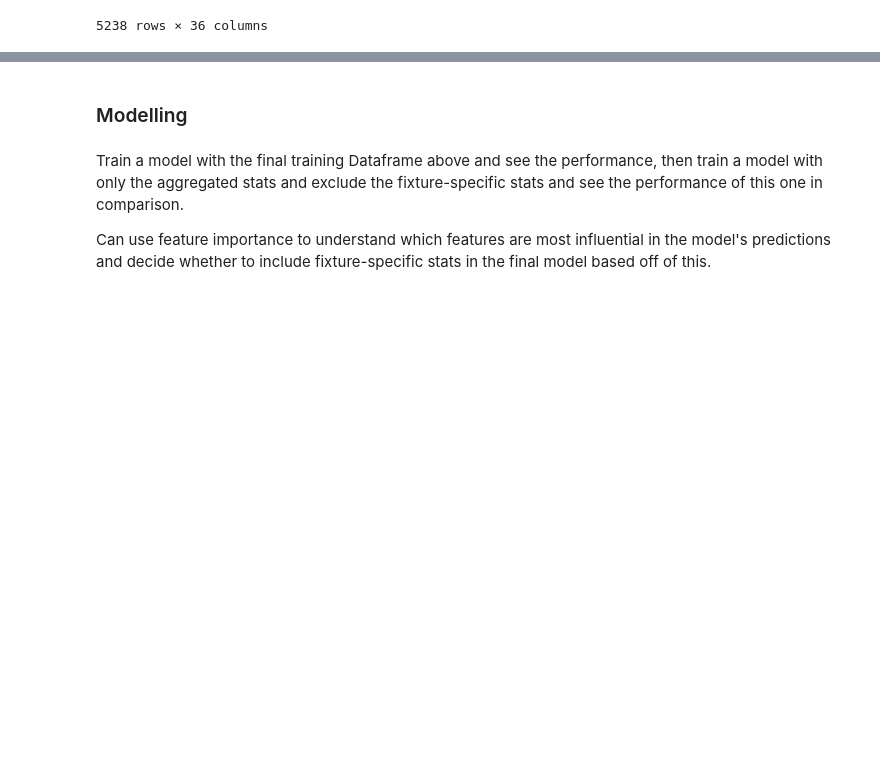
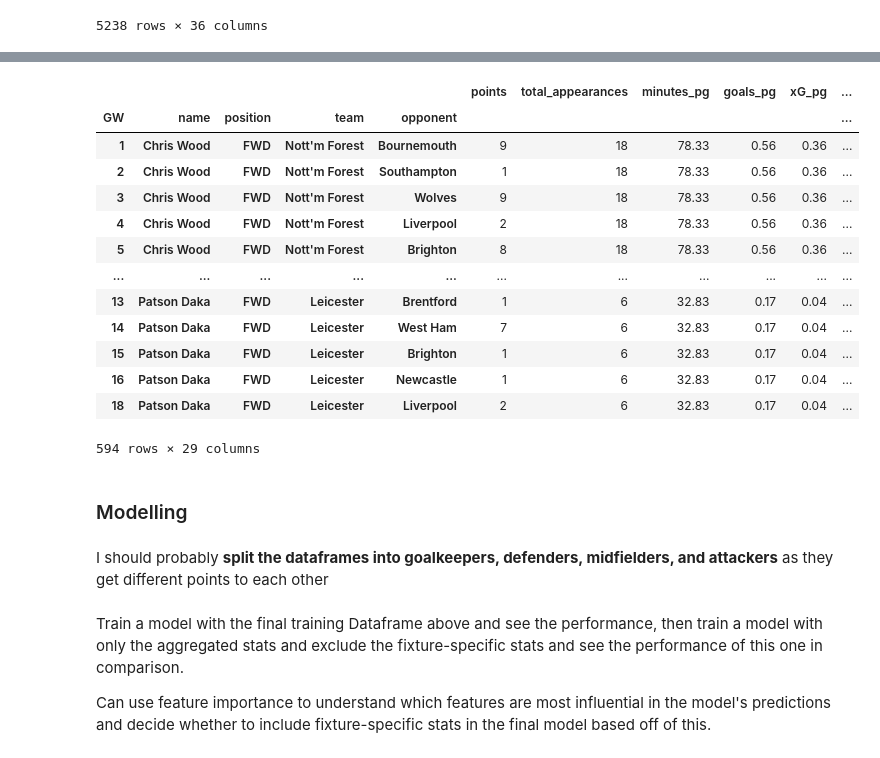
Before and after one commit to mattfurey1/fpl_points_predictor, a Jupyter notebook: project.ipynb, the cells around one changed output, grey strips where cells are left out. Drawn from its saved outputs; the diff is of its cells as text; code cells hidden in the pictures; blank space fills up the shorter version.

```diff
--- a/project.ipynb
+++ b/project.ipynb
@@ -632,5 +658,42 @@ final_model_training_df
+# %%
+#filter for goalkeepers
+df_gk_train = final_model_training_df.loc[(final_model_training_df.index.get_level_values('position') == 'GK')].copy()
+df_gk_test = final_model_testing_df.loc[(final_model_testing_df.index.get_level_values('position') == 'GK')].copy()
+
+df_def_train = final_model_training_df.loc[(final_model_training_df.index.get_level_values('position') == 'DEF')].copy()
+df_def_test = final_model_testing_df.loc[(final_model_testing_df.index.get_level_values('position') == 'DEF')].copy()
+
+
+df_mid_train = final_model_training_df.loc[(final_model_training_df.index.get_level_values('position') == 'MID')].copy()
+df_mid_test = final_model_testing_df.loc[(final_model_testing_df.index.get_level_values('position') == 'MID')].copy()
+
+
+df_fwd_train = final_model_training_df.loc[(final_model_training_df.index.get_level_values('position') == 'FWD')].copy()
+df_fwd_test = final_model_testing_df.loc[(final_model_testing_df.index.get_level_values('position') == 'FWD')].copy()
+# %%
+#df_gk_train
+#df_def_train
+#df_mid_train
+df_fwd_train
+# %% [output]
+|  |  |  |  |  | points | total_appearances | minutes_pg | goals_pg | xG_pg | ... |
+| GW | name | position | team | opponent |  |  |  |  |  | ... |
+| 1 | Chris Wood | FWD | Nott'm Forest | Bournemouth | 9 | 18 | 78.33 | 0.56 | 0.36 | ... |
+| 2 | Chris Wood | FWD | Nott'm Forest | Southampton | 1 | 18 | 78.33 | 0.56 | 0.36 | ... |
+| 3 | Chris Wood | FWD | Nott'm Forest | Wolves | 9 | 18 | 78.33 | 0.56 | 0.36 | ... |
+| 4 | Chris Wood | FWD | Nott'm Forest | Liverpool | 2 | 18 | 78.33 | 0.56 | 0.36 | ... |
+| 5 | Chris Wood | FWD | Nott'm Forest | Brighton | 8 | 18 | 78.33 | 0.56 | 0.36 | ... |
+| ... | ... | ... | ... | ... | ... | ... | ... | ... | ... | ... |
+| 13 | Patson Daka | FWD | Leicester | Brentford | 1 | 6 | 32.83 | 0.17 | 0.04 | ... |
+| 14 | Patson Daka | FWD | Leicester | West Ham | 7 | 6 | 32.83 | 0.17 | 0.04 | ... |
+| 15 | Patson Daka | FWD | Leicester | Brighton | 1 | 6 | 32.83 | 0.17 | 0.04 | ... |
+| 16 | Patson Daka | FWD | Leicester | Newcastle | 1 | 6 | 32.83 | 0.17 | 0.04 | ... |
+| 18 | Patson Daka | FWD | Leicester | Liverpool | 2 | 6 | 32.83 | 0.17 | 0.04 | ... |
+594 rows × 29 columns
 # %% [markdown]
 ### Modelling
+# %% [markdown]
+I should probably **split the dataframes into goalkeepers, defenders, midfielders, and attackers** as they get different points to each other
 # %% [markdown]
 Train a model with the final training Dataframe above and see the performance, then train a model with only the aggregated stats and exclude the fixture-specific stats and see the performance of this one in comparison.
 
```
Also changed, not shown: parts of 11 cells of this notebook.
